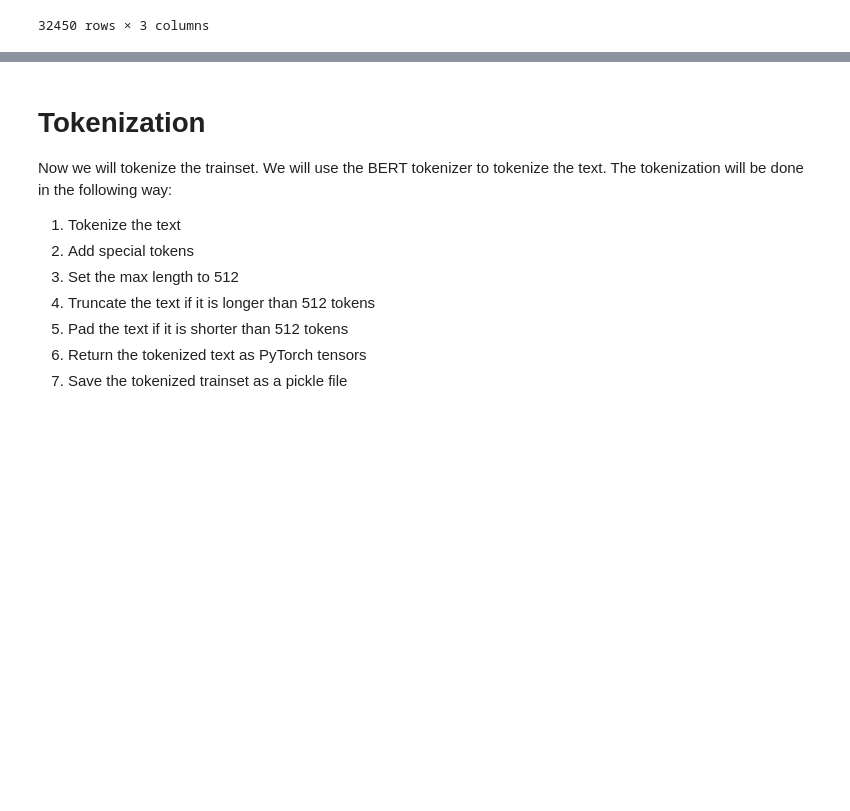
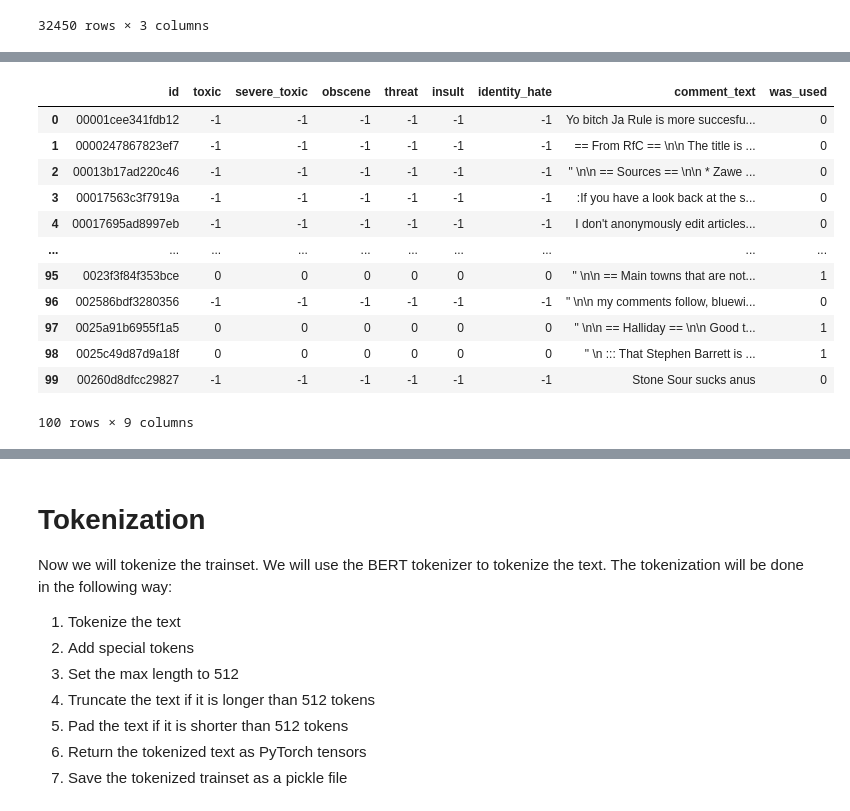
Before and after one commit to slinusc/BERT_vs_GPT_hate_speech_detection, a Jupyter notebook: hate_speech_detection_pipeline/data_preprocessing.ipynb, the cells around one changed output, grey strips where cells are left out. Cells and saved outputs as stored; diff of their text form; code cells hidden in the pictures; blank space fills up the shorter version.

Commit message:
added test data set processing

```diff
--- a/hate_speech_detection_pipeline/data_preprocessing.ipynb
+++ b/hate_speech_detection_pipeline/data_preprocessing.ipynb
@@ -239,0 +244,7 @@ data_balanced.to_csv("data/train/balanced_train.csv", index=False)
+# %%
+#data = pd.read_csv("data/train/clean_train.csv")
+filenames = 'test_labels.csv'
+path = os.path.join(os.path.expanduser('~'), 'ownCloud - Michael Saxer (zhaw.ch)@drive.switch.ch', '4 Semester', 'NLP', 'workbench', filenames)
+
+data_labels = pd.read_csv(path)
+data_labels.head(100)
@@ -239,0 +265,7 @@ data_balanced.to_csv("data/train/balanced_train.csv", index=False)
+# %%
+#data = pd.read_csv("data/train/clean_train.csv")
+filenames = 'test.csv'
+path = os.path.join(os.path.expanduser('~'), 'ownCloud - Michael Saxer (zhaw.ch)@drive.switch.ch', '4 Semester', 'NLP', 'workbench', filenames)
+
+data_comments = pd.read_csv(path)
+data_comments.head(100)
@@ -239,0 +286,3 @@ data_balanced.to_csv("data/train/balanced_train.csv", index=False)
+# %%
+data = pd.merge(data_labels, data_comments, on='id', how='inner')
+data
@@ -239,0 +303,25 @@ data_balanced.to_csv("data/train/balanced_train.csv", index=False)
+# %%
+def fun(x):
+    if x.sum() < 0:
+        return 0
+    return 1
+
+rows = ['toxic', 'severe_toxic', 'obscene', 'threat', 'insult', 'identity_hate']
+
+data['was_used'] = data[rows].apply(lambda x: fun(x), axis=1)
+
+data.head(100)
+# %% [output]
+|  | id | toxic | severe_toxic | obscene | threat | insult | identity_hate | comment_text | was_used |
+| 0 | 00001cee341fdb12 | -1 | -1 | -1 | -1 | -1 | -1 | Yo bitch Ja Rule is more succesfu... | 0 |
+| 1 | 0000247867823ef7 | -1 | -1 | -1 | -1 | -1 | -1 | == From RfC == \n\n The title is ... | 0 |
+| 2 | 00013b17ad220c46 | -1 | -1 | -1 | -1 | -1 | -1 | " \n\n == Sources == \n\n * Zawe ... | 0 |
+| 3 | 00017563c3f7919a | -1 | -1 | -1 | -1 | -1 | -1 | :If you have a look back at the s... | 0 |
+| 4 | 00017695ad8997eb | -1 | -1 | -1 | -1 | -1 | -1 | I don't anonymously edit articles... | 0 |
+| ... | ... | ... | ... | ... | ... | ... | ... | ... | ... |
+| 95 | 0023f3f84f353bce | 0 | 0 | 0 | 0 | 0 | 0 | " \n\n == Main towns that are not... | 1 |
+| 96 | 002586bdf3280356 | -1 | -1 | -1 | -1 | -1 | -1 | " \n\n my comments follow, bluewi... | 0 |
+| 97 | 0025a91b6955f1a5 | 0 | 0 | 0 | 0 | 0 | 0 | " \n\n == Halliday == \n\n Good t... | 1 |
+| 98 | 0025c49d87d9a18f | 0 | 0 | 0 | 0 | 0 | 0 | " \n ::: That Stephen Barrett is ... | 1 |
+| 99 | 00260d8dfcc29827 | -1 | -1 | -1 | -1 | -1 | -1 | Stone Sour sucks anus | 0 |
+100 rows × 9 columns
```
Also changed, not shown: parts of 12 cells of this notebook.
